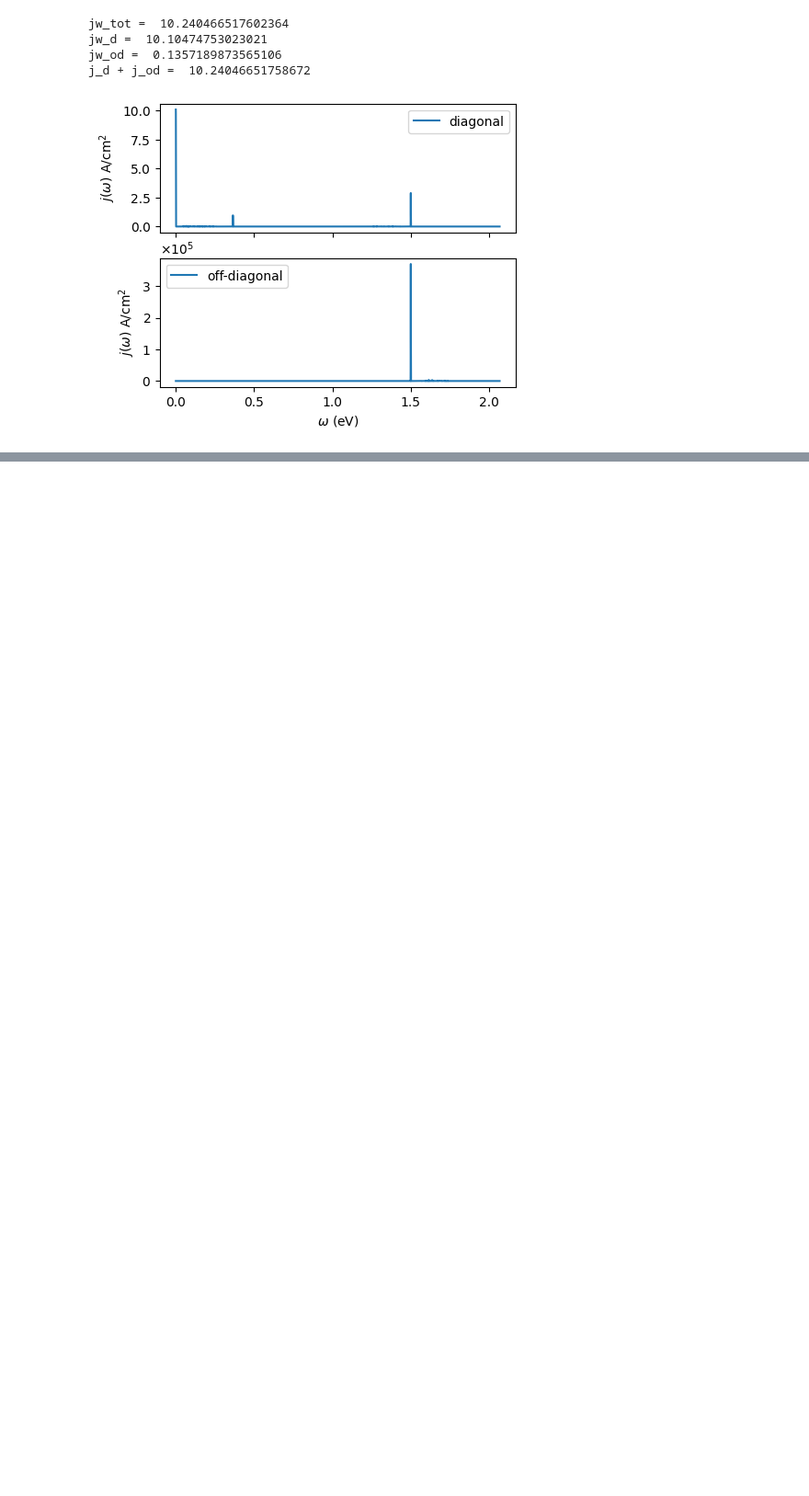
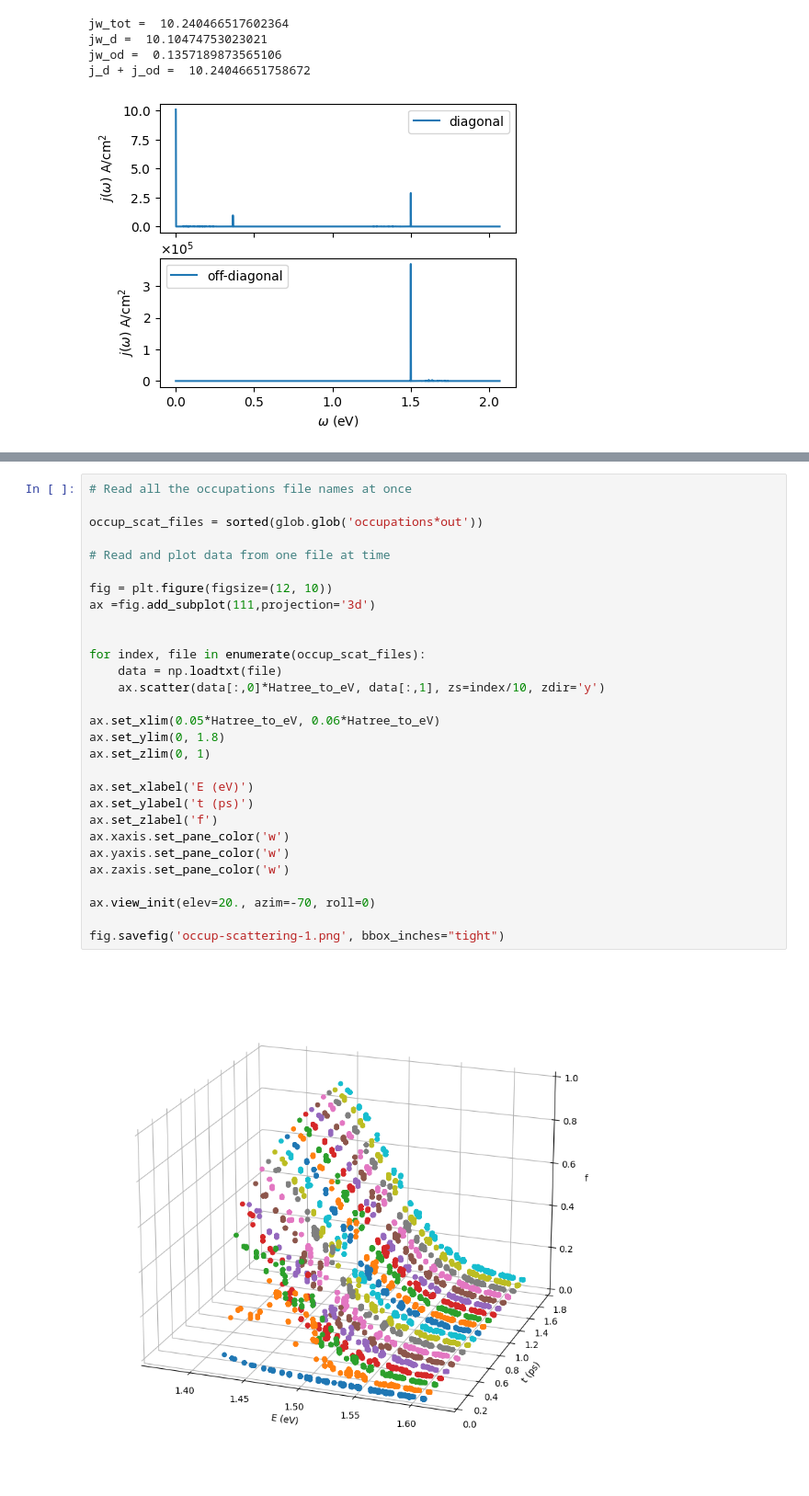
Before and after one commit to Ping-Group-UCSC/Tutorials, a Jupyter notebook: DMD-workflows/CPGE-LPGE-data-analysis.ipynb, the cells around one changed output, grey strips where cells are left out. Shown at 92% size. Saved outputs shown, nothing was run; the diff lists cells and outputs as text; blank space fills up the shorter version.

```diff
--- a/DMD-workflows/CPGE-LPGE-data-analysis.ipynb
+++ b/DMD-workflows/CPGE-LPGE-data-analysis.ipynb
@@ -113,0 +133,31 @@ j_d + j_od =  10.24046651758672
+# %%
+# Read all the occupations file names at once
+
+occup_scat_files = sorted(glob.glob('occupations*out'))
+
+# Read and plot data from one file at time
+
+fig = plt.figure(figsize=(12, 10))
+ax =fig.add_subplot(111,projection='3d')
+
+
+for index, file in enumerate(occup_scat_files):
+    data = np.loadtxt(file)
+    ax.scatter(data[:,0]*Hatree_to_eV, data[:,1], zs=index/10, zdir='y')
+
+ax.set_xlim(0.05*Hatree_to_eV, 0.06*Hatree_to_eV)
+ax.set_ylim(0, 1.8)
+ax.set_zlim(0, 1)
+
+ax.set_xlabel('E (eV)')
+ax.set_ylabel('t (ps)')
+ax.set_zlabel('f')
+ax.xaxis.set_pane_color('w')
+ax.yaxis.set_pane_color('w')
+ax.zaxis.set_pane_color('w')
+
+ax.view_init(elev=20., azim=-70, roll=0)
+
+fig.savefig('occup-scattering-1.png', bbox_inches="tight")
+# %% [output]
+[figure, added]
```
Also changed, not shown: parts of 4 cells of this notebook.
